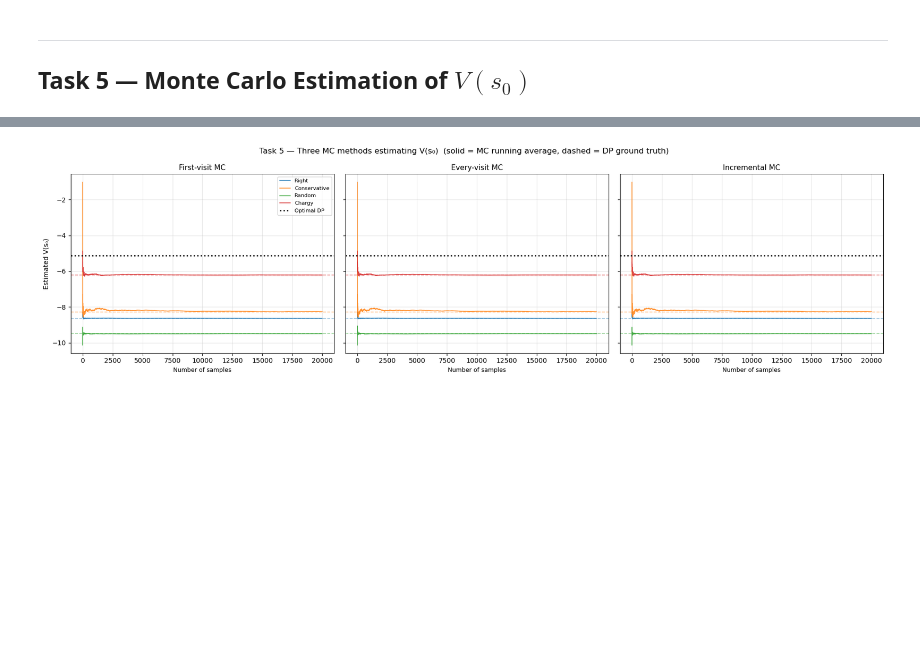
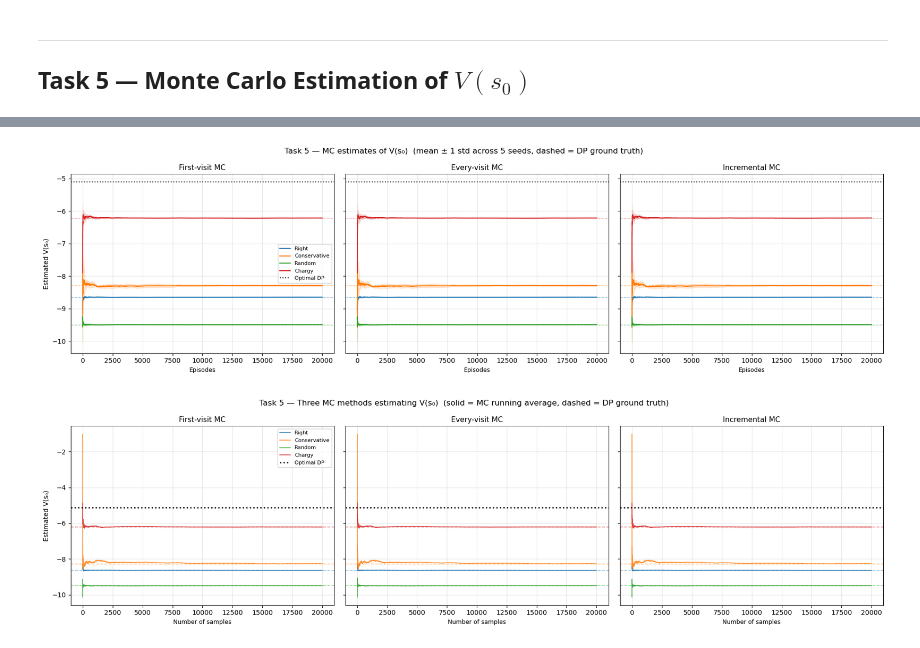
Before and after one commit to Siradmehr/ATML, a Jupyter notebook: rl_project_.ipynb, the cells around one changed output, grey strips where cells are left out. Cells and saved outputs as stored; diff of their text form; code cells hidden in the pictures; blank space fills up the shorter version.

```diff
--- a/rl_project_.ipynb
+++ b/rl_project_.ipynb
@@ -256,7 +308,7 @@ def policy_evaluation(policy_fn, env, tol=1e-9, max_iter=10000, **policy_kwargs)
     return V
 
 
-def value_iteration(env, tol=1e-9, max_iter=10_000):
+def value_iteration(env, tol=1e-9, max_iter=10000):
     states = env.states
     actions = env.actions
     V = {s: 0.0 for s in states}
@@ -295,7 +347,7 @@ def value_iteration(env, tol=1e-9, max_iter=10_000):
 
     return V, pi, non_unique
 
-def monte_carlo_first_visit(policy_fn, env, s0, n_episodes=20_000, seed=42):
+def monte_carlo_first_visit(policy_fn, env, s0, n_episodes=20000, seed=42):
     rng = np.random.default_rng(seed)
     mc_env = DeliveryRobotEnv(
         n=env.n, M=env.M, target=env.target,
@@ -323,7 +375,7 @@ def monte_carlo_first_visit(policy_fn, env, s0, n_episodes=20_000, seed=42):
     return np.cumsum(returns) / np.arange(1, n_episodes + 1)
 
 
-def monte_carlo_every_visit(policy_fn, env, s0, n_episodes=20_000, seed=42):
+def monte_carlo_every_visit(policy_fn, env, s0, n_episodes=20000, seed=42):
 
     rng = np.random.default_rng(seed)
     mc_env = DeliveryRobotEnv(
@@ -757,7 +1068,9 @@ Non-unique states (36 total):
 ---
 ## Task 5 — Monte Carlo Estimation of $V(s_0)$
 # %%
-N_EPISODES = 20000
+N_EPISODES = 20_000
+K_SEEDS    = 5
+SEEDS      = [42, 0, 1, 7, 13]
 
 policy_fns = [
     ('Right',        policy_right),
@@ -766,25 +1079,68 @@ policy_fns = [
     ('Chargy',       policy_chargy),
 ]
 
-mc_first        = {}
-mc_every        = {}
-mc_incremental  = {}
+def pad_or_trim(curve, length):
+    """Ensure curve has exactly `length` elements."""
+    if len(curve) >= length:
+        return curve[:length]
+    return np.pad(curve, (0, length - len(curve)), constant_values=curve[-1])
+
+# mc_*[name] is a 2D array of shape (K_SEEDS, N_EPISODES)
+mc_first       = {}
+mc_every       = {}
+mc_incremental = {}
 
 for name, fn in policy_fns:
     print(f'Running MC: {name} ...')
-    mc_first[name]       = monte_carlo_first_visit(fn, env, s0, N_EPISODES, seed=SEED)
-    mc_every[name]       = monte_carlo_every_visit(fn, env, s0, N_EPISODES, seed=SEED)
-    mc_incremental[name] = monte_carlo_incremental(fn, env, s0, N_EPISODES, seed=SEED)
+    mc_first[name]       = np.array([
+        pad_or_trim(monte_carlo_first_visit(fn, env, s0, N_EPISODES, seed=s), N_EPISODES)
+        for s in SEEDS])
+    mc_every[name]       = np.array([
+        pad_or_trim(monte_carlo_every_visit(fn, env, s0, N_EPISODES, seed=s), N_EPISODES)
+        for s in SEEDS])
+    mc_incremental[name] = np.array([
+        pad_or_trim(monte_carlo_incremental(fn, env, s0, N_EPISODES, seed=s), N_EPISODES)
+        for s in SEEDS])
 
 print('Done.')
-print(f'\n{"Policy":15s}  {"DP value":>9s}  {"1st-visit":>10s}  {"Every":>10s}  {"Increm.":>10s}')
-print('-' * 62)
+
+# Summary table: mean ± std of final estimate across seeds
+print(f'\n{"Policy":15s}  {"DP value":>9s}  {"1st-visit":>18s}  {"Every":>18s}  {"Increm.":>18s}')
+print('-' * 85)
 for name, fn in policy_fns:
-    dp  = policies_dp[name][s0]
-    fv  = mc_first[name][-1]
-    ev  = mc_every[name][-1]
-    inc = mc_incremental[name][-1]
-    print(f'{name:15s}  {dp:9.4f}  {fv:10.4f}  {ev:10.4f}  {inc:10.4f}')
+    dp = policies_dp[name][s0]
+    results = []
+    for mc in [mc_first[name], mc_every[name], mc_incremental[name]]:
+        final = mc[:, -1]
+        results.append(f'{final.mean():+.4f} ± {final.std():.4f}')
+    print(f'{name:15s}  {dp:9.4f}  {results[0]:>18s}  {results[1]:>18s}  {results[2]:>18s}')
+
+# Plotting: mean curve + shaded ± 1 std band
+colors = plt.rcParams['axes.prop_cycle'].by_key()['color']
+fig, axes = plt.subplots(1, 3, figsize=(18, 5), sharey=True)
+titles  = ['First-visit MC', 'Every-visit MC', 'Incremental MC']
+mc_data = [mc_first, mc_every, mc_incremental]
+x       = np.arange(1, N_EPISODES + 1)
+
+for ax, title, mc in zip(axes, titles, mc_data):
+    for (name, fn), color in zip(policy_fns, colors):
+        mean = mc[name].mean(axis=0)
+        std  = mc[name].std(axis=0)
+        ax.plot(x, mean, color=color, lw=1.5, label=name)
+        ax.fill_between(x, mean - std, mean + std, color=color, alpha=0.15)
+        ax.axhline(policies_dp[name][s0], color=color, lw=1.0, ls='--', alpha=0.5)
+    ax.axhline(V_opt[s0], color='black', lw=1.5, ls=':', label='Optimal DP')
+    ax.set_title(title, fontsize=11)
+    ax.set_xlabel('Episodes', fontsize=9)
+    ax.grid(True, alpha=0.3)
+
+axes[0].set_ylabel('Estimated V(s₀)', fontsize=10)
+axes[0].legend(fontsize=8)
+fig.suptitle(f'Task 5 — MC estimates of V(s₀)  '
+             f'(mean ± 1 std across {K_SEEDS} seeds, dashed = DP ground truth)',
+             fontsize=12)
+plt.tight_layout()
+plt.show()
 # %% [output]
 Running MC: Right ...
 Running MC: Conservative ...
@@ -801,3 +1157,4 @@ Chargy             -6.2158     -6.2149     -6.2149     -6.2149
+[figure, added]
 # %%
 colors = plt.rcParams['axes.prop_cycle'].by_key()['color']
 
```
Also changed, not shown: parts of 14 cells of this notebook.
